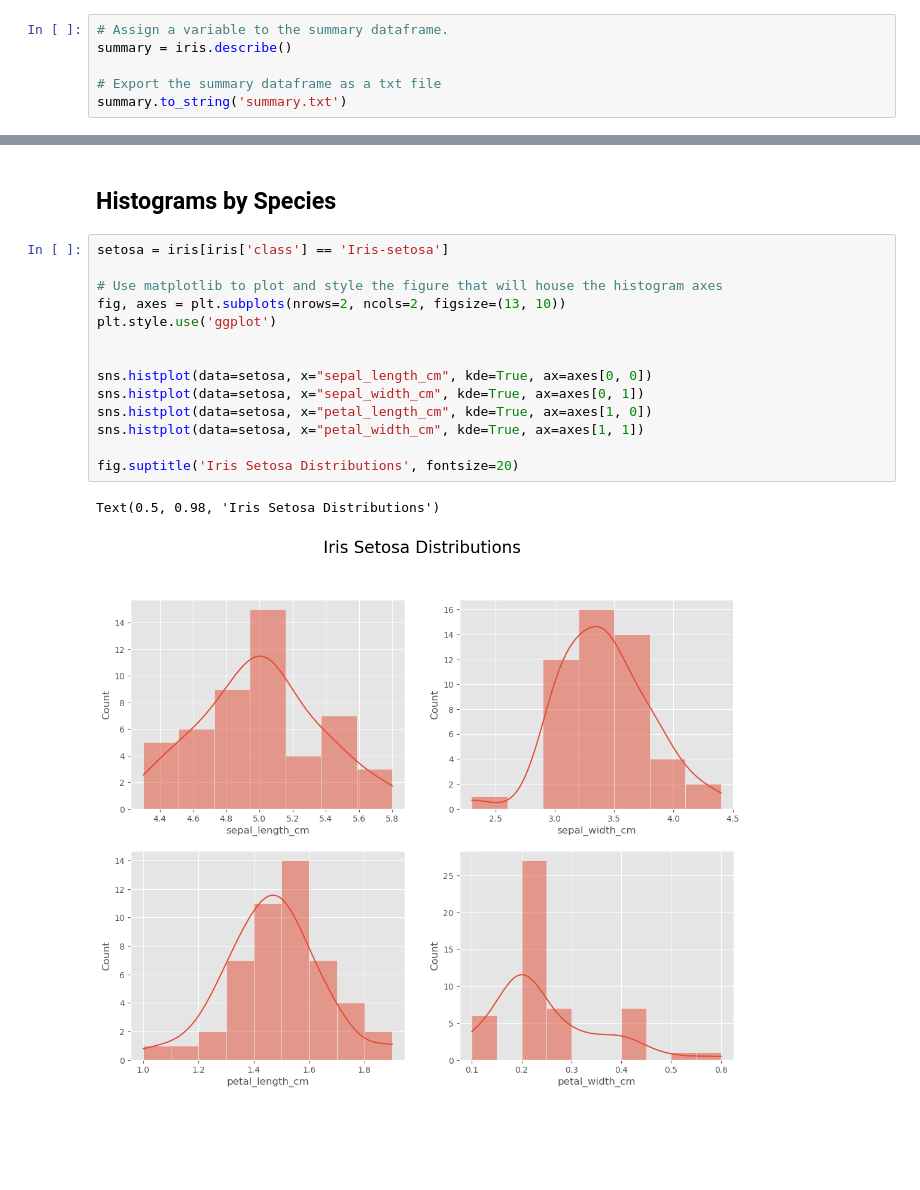
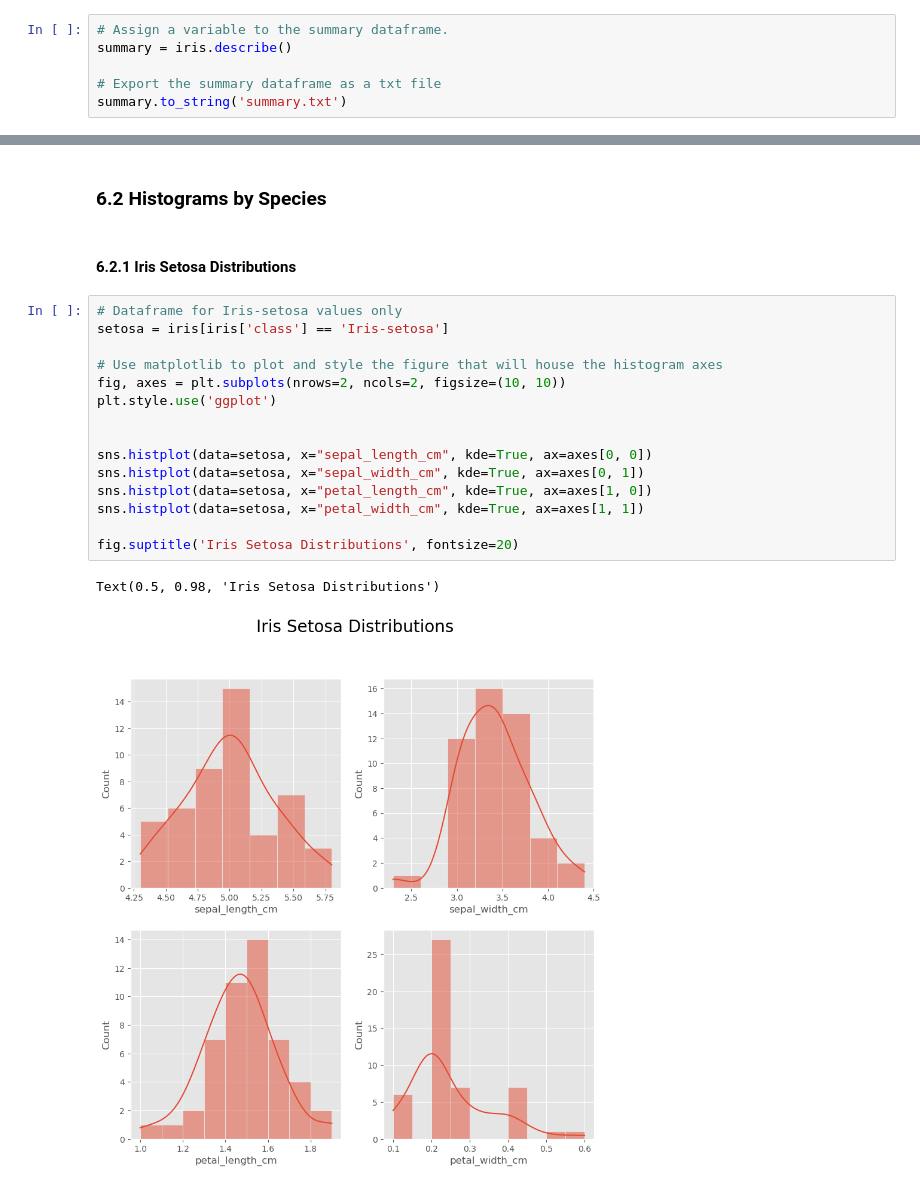
Before and after one commit to PaulShox/pands-project, a Jupyter notebook: analysis.ipynb, the cells around one changed output, grey strips where cells are left out. Saved outputs shown, nothing was run; the diff lists cells and outputs as text; blank space fills up the shorter version.

```diff
--- a/analysis.ipynb
+++ b/analysis.ipynb
@@ -168,19 +199,22 @@ setosa.describe()
 # %% [markdown]
-## Histograms by Species
+### 6.2 Histograms by Species
+# %% [markdown]
+#### 6.2.1 Iris Setosa Distributions
 # %%
+# Dataframe for Iris-setosa values only
 setosa = iris[iris['class'] == 'Iris-setosa']
 
 # Use matplotlib to plot and style the figure that will house the histogram axes
-fig, axes = plt.subplots(nrows=2, ncols=2, figsize=(13, 10))
+fig, axes = plt.subplots(nrows=2, ncols=2, figsize=(10, 10))
 plt.style.use('ggplot')
 
 
 sns.histplot(data=setosa, x="sepal_length_cm", kde=True, ax=axes[0, 0])
 sns.histplot(data=setosa, x="sepal_width_cm", kde=True, ax=axes[0, 1])
 sns.histplot(data=setosa, x="petal_length_cm", kde=True, ax=axes[1, 0])
 sns.histplot(data=setosa, x="petal_width_cm", kde=True, ax=axes[1, 1])
 
 fig.suptitle('Iris Setosa Distributions', fontsize=20)
 # %% [output]
 Text(0.5, 0.98, 'Iris Setosa Distributions')
-[figure, old version]
+[figure, new version]
```
Also changed, not shown: parts of 26 cells of this notebook, 2 other files.
